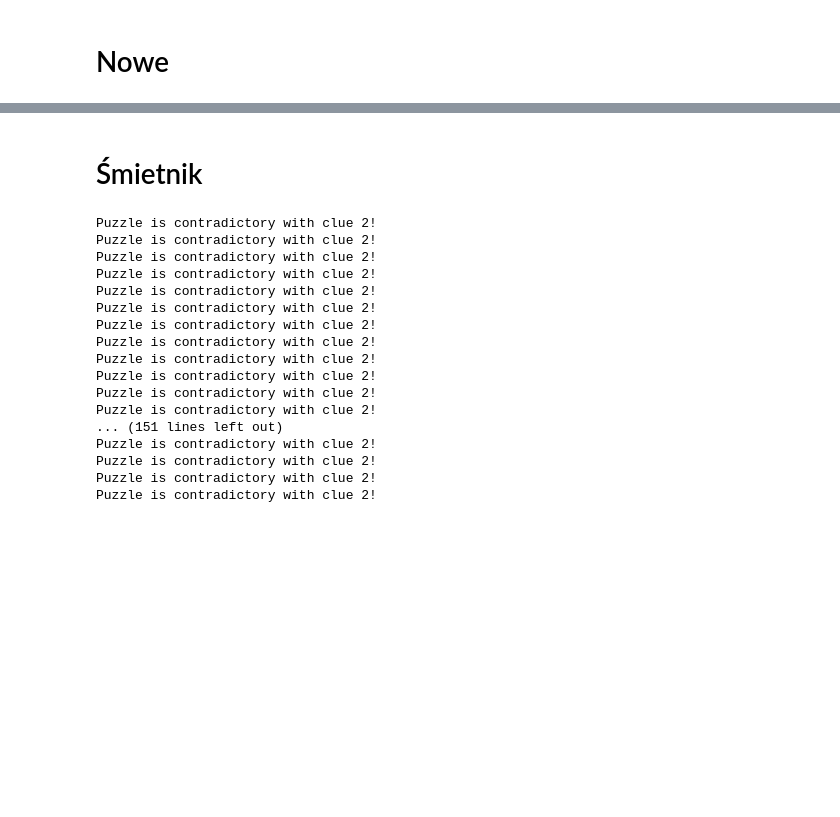
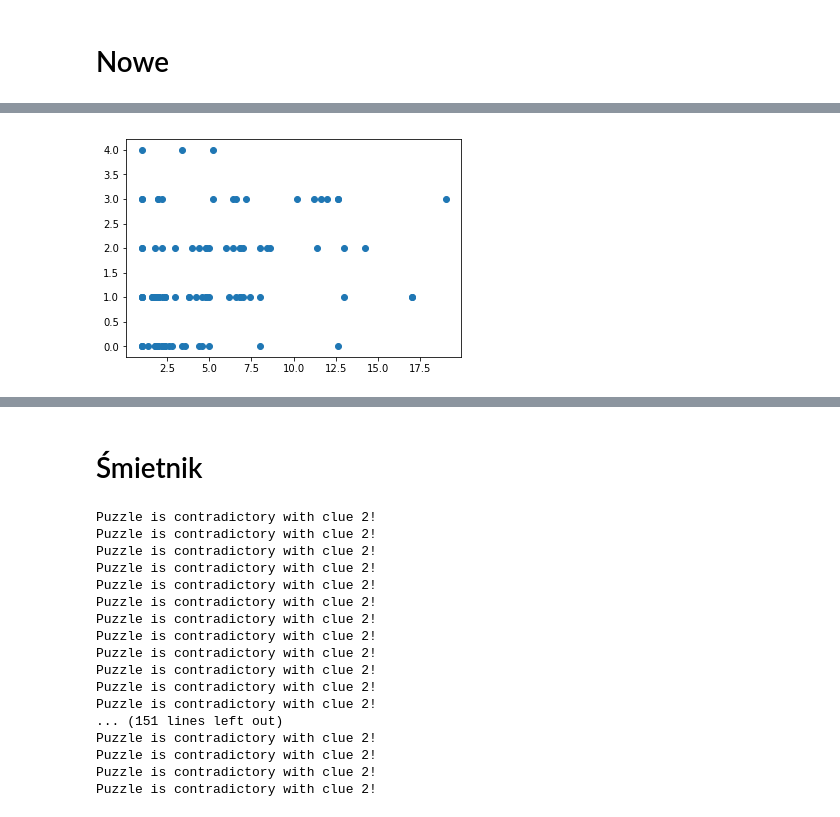
Before and after one commit to baneckik/logic_text_puzzles, a Jupyter notebook: first.ipynb, the cells around one changed output, grey strips where cells are left out. Cells and saved outputs as stored; diff of their text form; code cells hidden in the pictures; blank space fills up the shorter version.

```diff
--- a/first.ipynb
+++ b/first.ipynb
@@ -103,0 +128,5 @@ c.save()
+# %%
+plt.scatter(df.diff_post, df.N6)
+plt.show()
+# %% [output]
+[figure, added]
```
Also changed, not shown: parts of 23 cells of this notebook.
